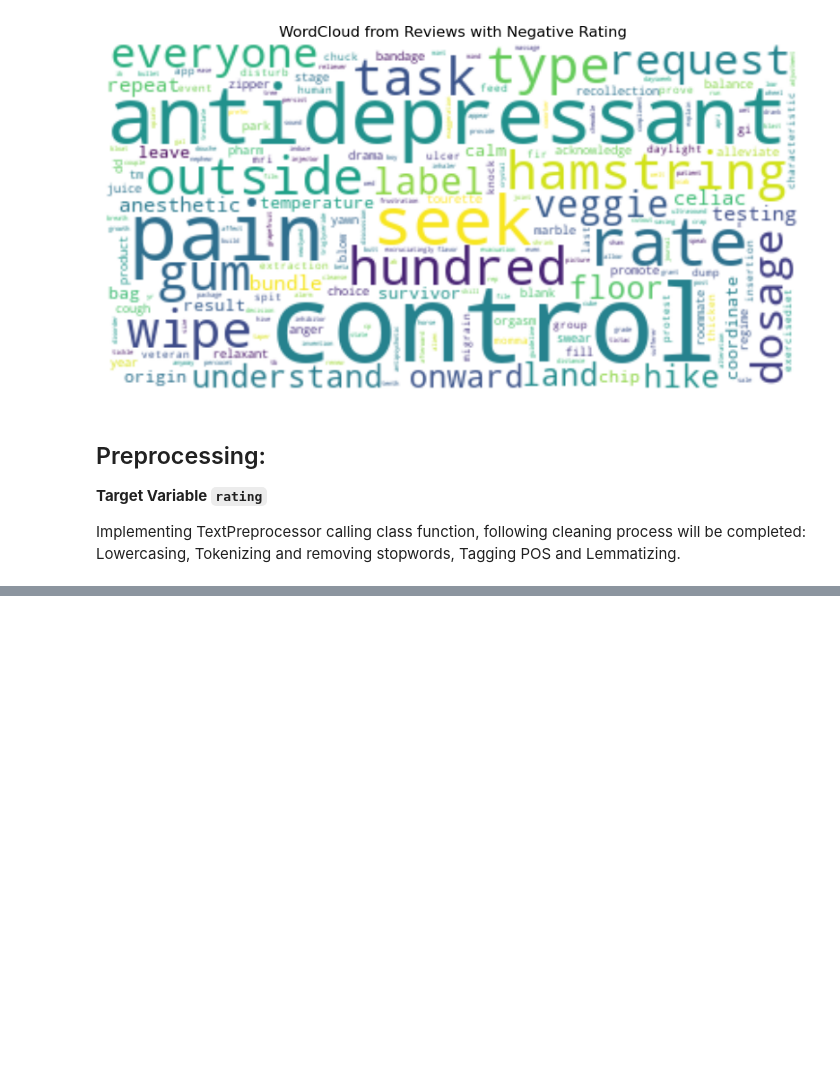
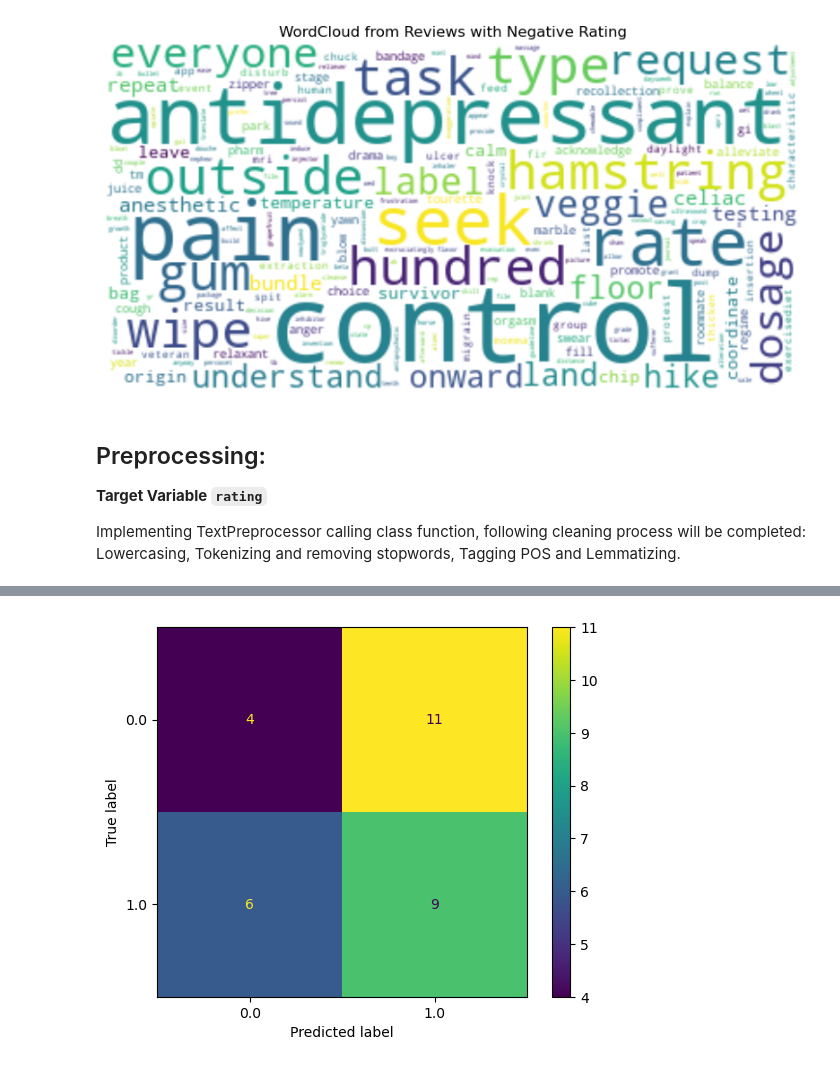
Before and after one commit to YamunaU75/FortuneMedical, a Jupyter notebook: FortuneMedical.ipynb, the cells around one changed output, grey strips where cells are left out. Saved outputs shown, nothing was run; the diff lists cells and outputs as text; code cells hidden in the pictures; blank space fills up the shorter version.

```diff
--- a/FortuneMedical.ipynb
+++ b/FortuneMedical.ipynb
@@ -435,0 +448,5 @@ class TextPreprocessor(BaseEstimator, TransformerMixin):
+# %%
+# Lowercasing columns drugName, condition
+balanced_df['drugName'] = balanced_df['drugName'].str.lower()
+balanced_df['condition'] = balanced_df['condition'].str.lower()
+balanced_df['condition'].value_counts()
@@ -435,0 +476,8 @@ class TextPreprocessor(BaseEstimator, TransformerMixin):
+# %%
+# Train test split
+
+X = balanced_df['review']
+y= balanced_df['rating']
+
+X_train, X_test, y_train, y_test = train_test_split(X,y, test_size=0.3, stratify=y, random_state=42)
+X_train.shape, X_test.shape, y_train.shape, y_test.shape
@@ -435,0 +486,13 @@ class TextPreprocessor(BaseEstimator, TransformerMixin):
+# %%
+# preprocessing
+lemm = TextPreprocessor()
+X_train_trans = lemm.fit_transform(X_train)
+X_test_trans = lemm.transform(X_test)
+# %%
+# creating pipeline
+model1_pipe = Pipeline([('countvec', CountVectorizer(min_df = 0.05, max_df = 0.95)),
+                   ('model',RandomForestClassifier(n_estimators=100, max_depth=3, random_state=42))
+                    ])
+
+# initiating model
+model1_pipe.fit(X_train_trans, y_train)
@@ -435,0 +518,4 @@ class TextPreprocessor(BaseEstimator, TransformerMixin):
+# %%
+ConfusionMatrixDisplay.from_estimator(model1_pipe, X_test, y_test);
+# %% [output]
+[figure, added]
```
Also changed, not shown: parts of 17 cells of this notebook.
